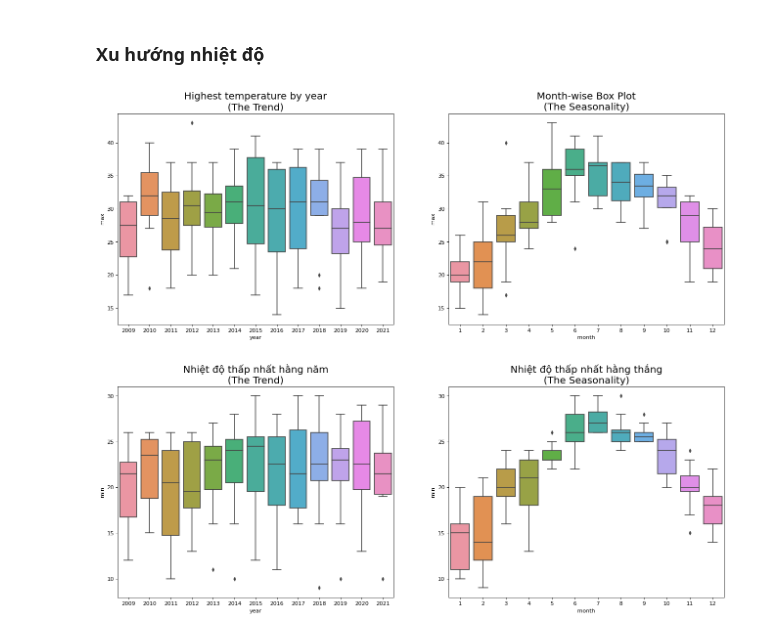
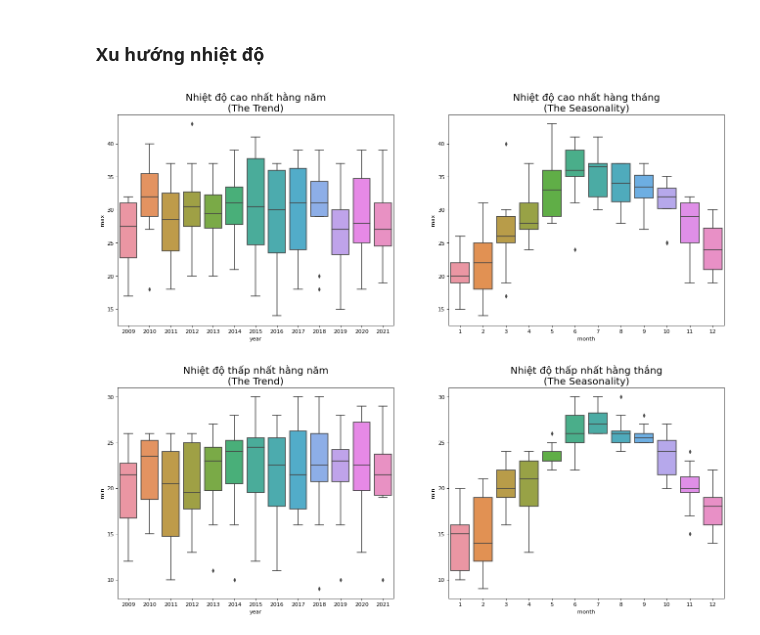
Before and after one commit to Truomghoccode/Bai-Tap-Lon, a Jupyter notebook: Climate_data_analysis.ipynb, the cells around one changed output. Cells and saved outputs as stored; diff of their text form; code cells hidden in the pictures.

```diff
--- a/Climate_data_analysis.ipynb
+++ b/Climate_data_analysis.ipynb
@@ -247,13 +247,13 @@ plt.show()
 # %%
 fig, axes = plt.subplots(1, 2, figsize=(20,7), dpi= 80)
 sns.boxplot(x='year', y='max', data=df, ax=axes[0])
 sns.boxplot(x='month', y='max', data=df)
 
-axes[0].set_title('Highest temperature by year\n(The Trend)', fontsize=18);
-axes[1].set_title('Month-wise Box Plot\n(The Seasonality)', fontsize=18)
+axes[0].set_title('Nhiệt độ cao nhất hằng năm\n(The Trend)', fontsize=18);
+axes[1].set_title('Nhiệt độ cao nhất hàng tháng\n(The Seasonality)', fontsize=18)
 plt.show()
 # %% [output]
-[figure, old version]
+[figure, new version]
 # %%
 fig, axes = plt.subplots(1, 2, figsize=(20,7), dpi= 80)
 sns.boxplot(x='year', y='min', data=df, ax=axes[0])
```
Also changed, not shown: parts of 19 cells of this notebook.
